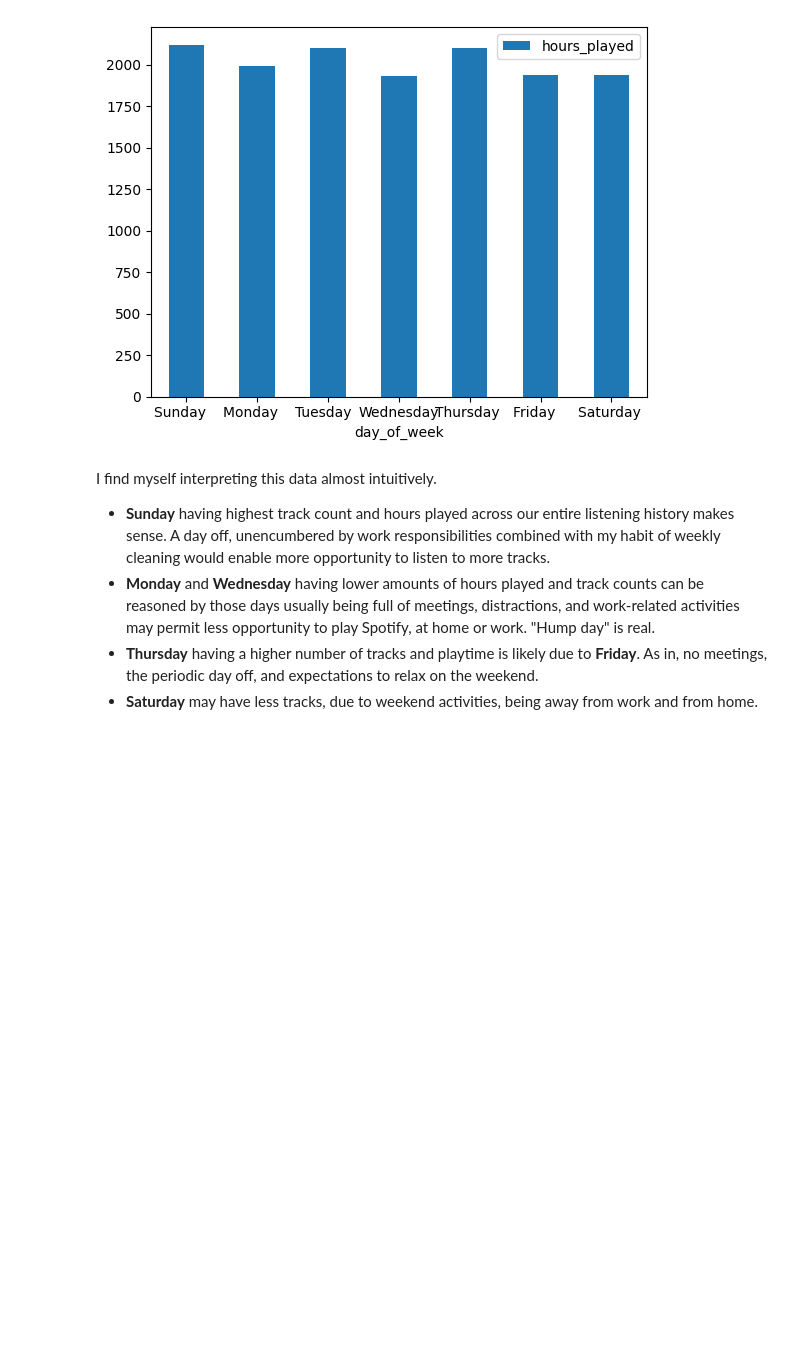
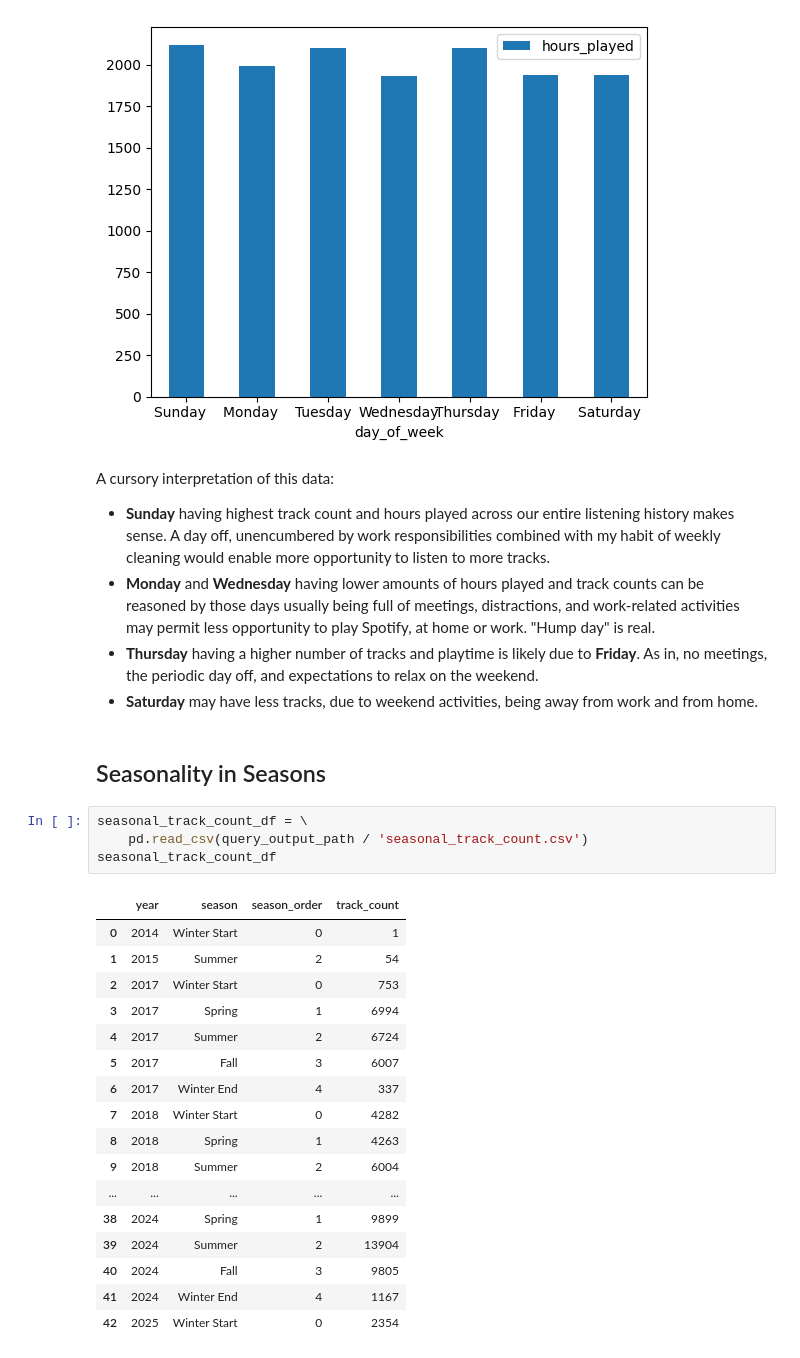
Before and after one commit to terryjbates/Spotify_Streaming_Data_Analysis, a Jupyter notebook: notebooks/Spotify_Streaming_Analysis.ipynb, the cells around one changed output. Drawn from its saved outputs; the diff is of its cells as text; blank space fills up the shorter version.

```diff
--- a/notebooks/Spotify_Streaming_Analysis.ipynb
+++ b/notebooks/Spotify_Streaming_Analysis.ipynb
@@ -2943,8 +2923,32 @@ weekdays_of_listening_df.plot.bar(x='day_of_week', y='hours_played', rot=0)
 <Axes: xlabel='day_of_week'>
 [figure]
 # %% [markdown]
-I find myself interpreting this data almost intuitively.
+A cursory interpretation of this data:
 * **Sunday** having highest track count and hours played across our entire listening history makes sense. A day off, unencumbered by work responsibilities combined with my habit of weekly cleaning would enable more opportunity to listen to more tracks.
 * **Monday** and **Wednesday** having lower amounts of hours played and track counts can be reasoned by those days usually being full of meetings, distractions, and work-related activities may permit less opportunity to play Spotify, at home or work. "Hump day" is real.
 * **Thursday** having a higher number of tracks and playtime  is likely due to **Friday**. As in, no meetings, the periodic day off, and expectations to relax on the weekend.
 * **Saturday** may have less tracks, due to weekend activities, being away from work and from home.
+# %% [markdown]
+## Seasonality in Seasons
+# %%
+seasonal_track_count_df = \
+    pd.read_csv(query_output_path / 'seasonal_track_count.csv')
+seasonal_track_count_df
+# %% [output]
+|  | year | season | season_order | track_count |
+| 0 | 2014 | Winter Start | 0 | 1 |
+| 1 | 2015 | Summer | 2 | 54 |
+| 2 | 2017 | Winter Start | 0 | 753 |
+| 3 | 2017 | Spring | 1 | 6994 |
+| 4 | 2017 | Summer | 2 | 6724 |
+| 5 | 2017 | Fall | 3 | 6007 |
+| 6 | 2017 | Winter End | 4 | 337 |
+| 7 | 2018 | Winter Start | 0 | 4282 |
+| 8 | 2018 | Spring | 1 | 4263 |
+| 9 | 2018 | Summer | 2 | 6004 |
+| ... | ... | ... | ... | ... |
+| 38 | 2024 | Spring | 1 | 9899 |
+| 39 | 2024 | Summer | 2 | 13904 |
+| 40 | 2024 | Fall | 3 | 9805 |
+| 41 | 2024 | Winter End | 4 | 1167 |
+| 42 | 2025 | Winter Start | 0 | 2354 |
```
Also changed, not shown: parts of 18 cells of this notebook.
